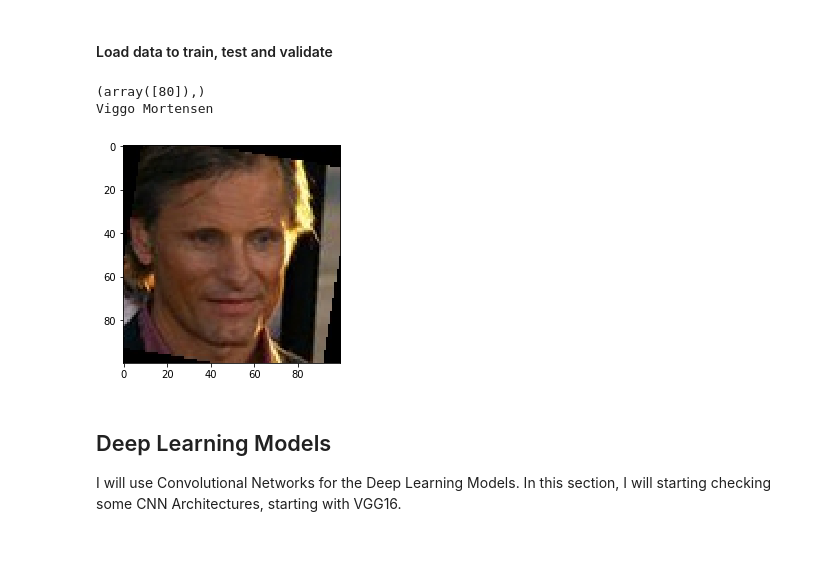
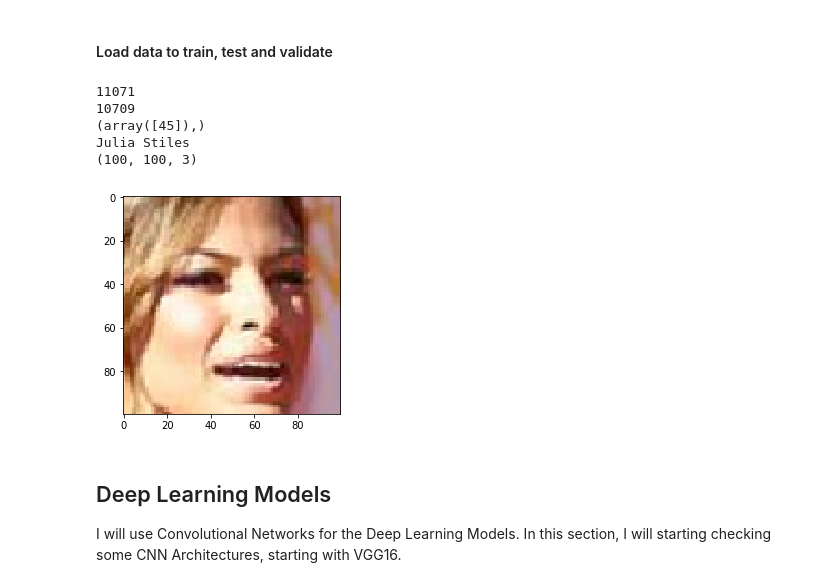
Before and after one commit to gutomcosta/who-is-in-the-photo, a Jupyter notebook: exploratory-analysis/deep-learning-model.ipynb, the cells around one changed output. Drawn from its saved outputs; the diff is of its cells as text; code cells hidden in the pictures; blank space fills up the shorter version.

```diff
--- a/exploratory-analysis/deep-learning-model.ipynb
+++ b/exploratory-analysis/deep-learning-model.ipynb
@@ -86,16 +114,22 @@ valid_tensors = paths_to_tensor(valid_files).astype('float32')/255
 test_tensors = paths_to_tensor(test_files).astype('float32')/255
 # %%
 import matplotlib.pyplot as plt
-index = np.where(train_targets[10] ==1)
+print(len(train_targets))
+print(len(train_tensors))
+index = np.where(train_targets[1] ==1)
 print index
-print person_names[80]
-img = train_tensors[10]
+print person_names[45]
+img = train_tensors[1]
+print(img.shape)
 plt.imshow(img)
 plt.show()
 # %% [output]
-(array([80]),)
-Viggo Mortensen
+11071
+10709
+(array([45]),)
+Julia Stiles
+(100, 100, 3)
-[figure, old version]
+[figure, new version]
 # %% [markdown]
 ## Deep Learning Models
 
```
Also changed, not shown: parts of 2 cells of this notebook.
